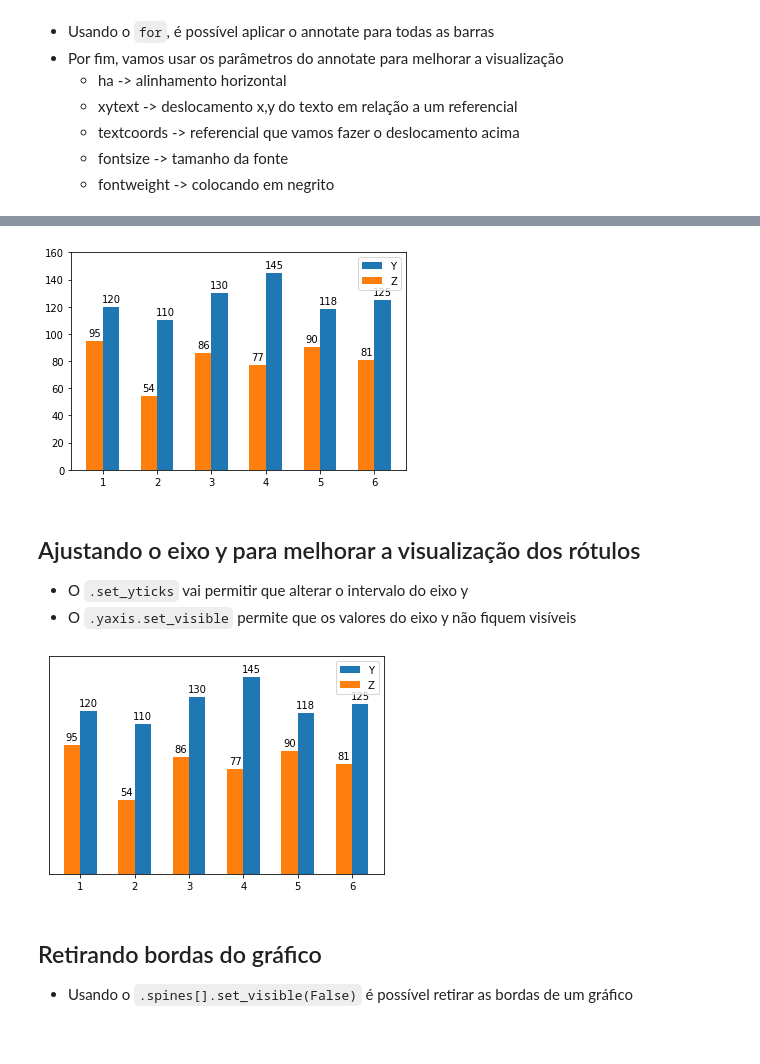
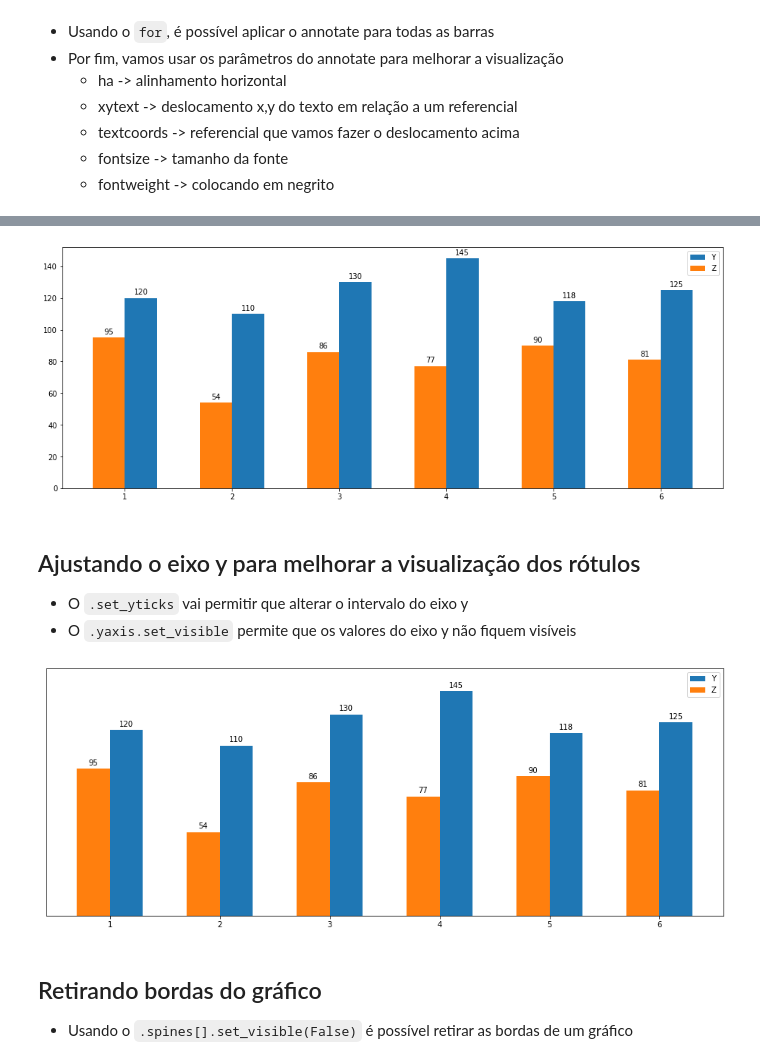
Before and after one commit to rafaelpuyau/infinity_school, a Jupyter notebook: ds/notebooks/7ª_aula_DS.ipynb, the cells around one changed output, grey strips where cells are left out. Drawn from its saved outputs; the diff is of its cells as text; code cells hidden in the pictures.

```diff
--- a/ds/notebooks/7ª_aula_DS.ipynb
+++ b/ds/notebooks/7ª_aula_DS.ipynb
@@ -262,3 +269,29 @@ plt.show()
     - textcoords -> referencial que vamos fazer o deslocamento acima
     - fontsize   -> tamanho da fonte
     - fontweight -> colocando em negrito
+# %%
+# plot
+fig, ax = plt.subplots(figsize=(16, 10))
+
+ax.bar(base.X,base.Y, label="Y")
+ax.bar(base.X,base.Z, label="Z")
+
+# Colocando as barras lado à lado
+# w=0.2
+# ax.bar(base.X+w/2,base.Y, label="Y",width=w)
+# ax.bar(base.X-w/2,base.Z, label="Z",width=w)
+
+for i in range(0,6):
+    ax.annotate(
+        'Diferença\n\n'+str(base.Y[i] - base.Z[i]),
+        (base.X[i],base.Y[i]),
+        ha="center",
+        xytext=(0,-28),
+        textcoords="offset points",
+        fontweight='bold',
+        fontsize=16
+        )
+
+plt.grid(visible=True, axis='x')
+plt.legend()
+plt.show()
@@ -265,39 +300,39 @@ plt.show()
 # %%
 # plot
-fig, ax = plt.subplots()
+fig, ax = plt.subplots(figsize=(16,6))
 
 w=0.3
 
 ax.bar(base.X+w/2,base.Y, label="Y",width=w)
 ax.bar(base.X-w/2,base.Z, label="Z",width=w)
 
 for i in range(0,6):
     ax.annotate(
         base.Z[i],
         (base.X[i]-w/2,base.Z[i]),
         ha="center",
         xytext=(0,5),
         textcoords="offset points"
         )
     ax.annotate(
         base.Y[i],
         (base.X[i]+w/2,base.Y[i]),
         ha="center",
         xytext=(0,5),
         textcoords="offset points"
         )
 
 plt.legend()
 plt.show()
 # %% [output]
-[figure, old version]
+[figure, new version]
 # %% [markdown]
 ## Ajustando o eixo y para melhorar a visualização dos rótulos
 - O `.set_yticks` vai permitir que alterar o intervalo do eixo y
 - O `.yaxis.set_visible` permite que os valores do eixo y não fiquem visíveis
 # %%
 # plot
-fig, ax = plt.subplots()
+fig, ax = plt.subplots(figsize=(16, 6))
 
 w=0.3
 
@@ -326,7 +361,7 @@ ax.yaxis.set_visible(False)
 plt.legend()
 plt.show()
 # %% [output]
-[figure, old version]
+[figure, new version]
 # %% [markdown]
 ## Retirando bordas do gráfico
 - Usando o `.spines[].set_visible(False)` é possível retirar as bordas de um gráfico
```
Also changed, not shown: parts of 17 cells of this notebook.
